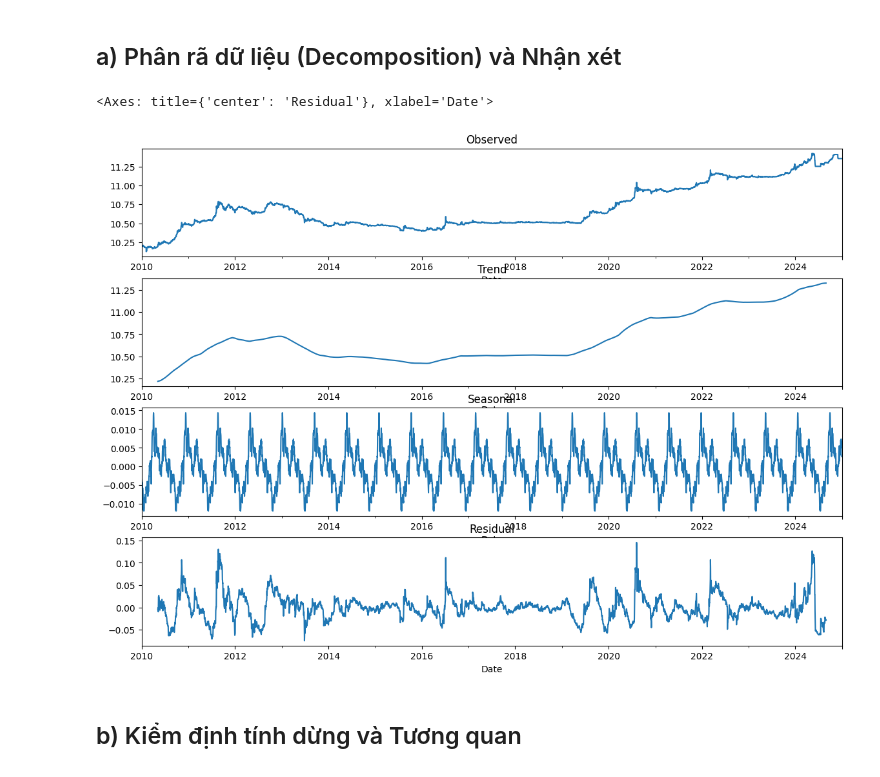
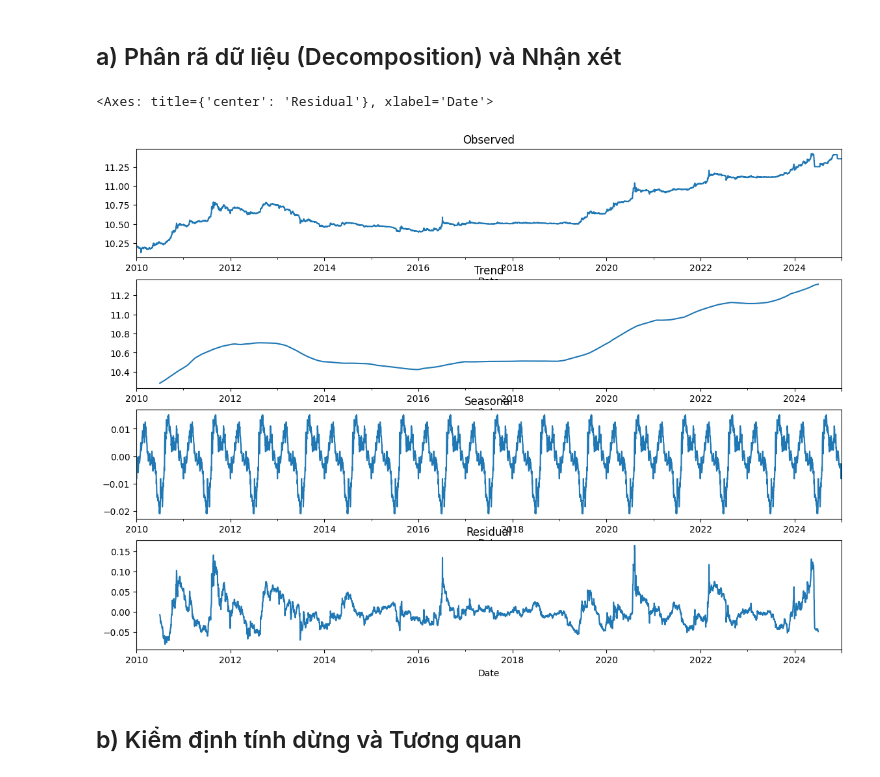
Before and after one commit to lamphat344961-alt/DA_mon_mhtk, a Jupyter notebook: project_3/do_1.ipynb, the cells around one changed output. Saved outputs shown, nothing was run; the diff lists cells and outputs as text; code cells hidden in the pictures.

```diff
--- a/project_3/do_1.ipynb
+++ b/project_3/do_1.ipynb
@@ -113,16 +113,16 @@ D'Agostino-Pearson: p = 0.000000  →  KHÔNG phân phối chuẩn ⚠️
 ## a) Phân rã dữ liệu (Decomposition) và Nhận xét
 # %%
 # period=252 cho trading days/năm, hoặc 12 cho monthly
-result = seasonal_decompose(df_log, model='additive', period=252)
+result = seasonal_decompose(df_log, model='additive', period=365)
 
 fig, axes = plt.subplots(4, 1, figsize=(14, 10))
 result.observed.plot(ax=axes[0], title='Observed')
 result.trend.plot(ax=axes[1],    title='Trend')
 result.seasonal.plot(ax=axes[2], title='Seasonal')
 result.resid.plot(ax=axes[3],   title='Residual')
 # %% [output]
 <Axes: title={'center': 'Residual'}, xlabel='Date'>
-[figure, old version]
+[figure, new version]
 # %% [markdown]
 ## b) Kiểm định tính dừng và Tương quan
 # %%
```
Also changed, not shown: parts of 12 cells of this notebook.
